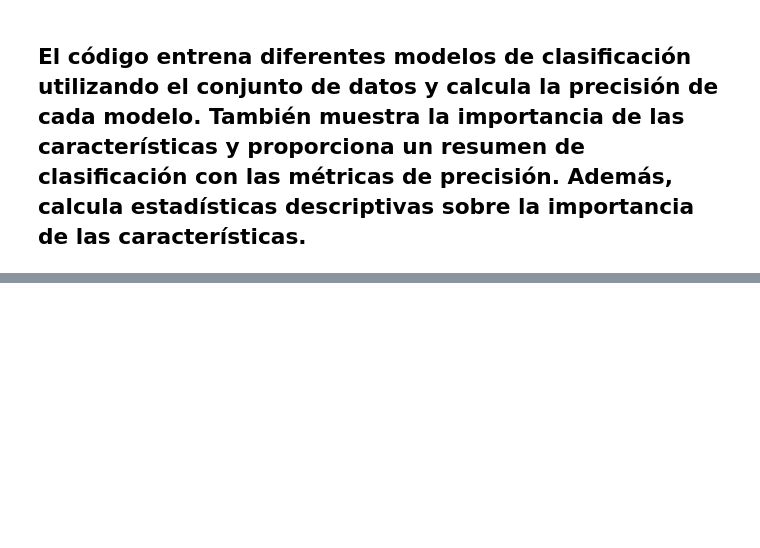
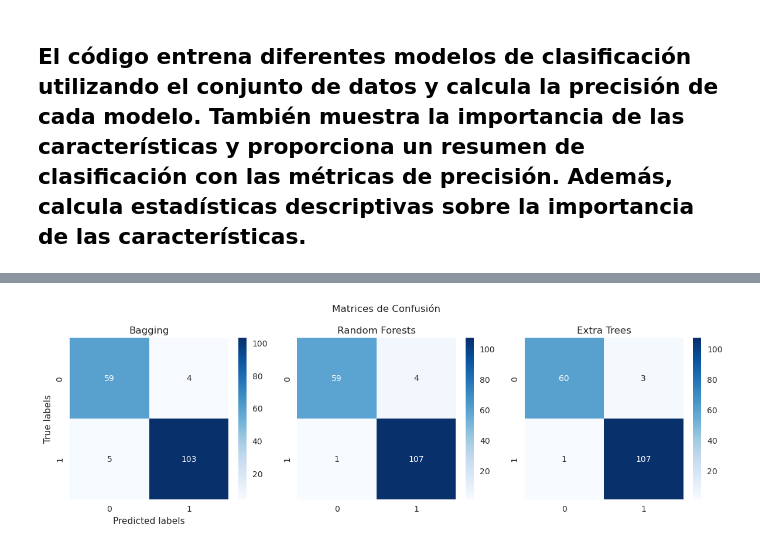
Before and after one commit to Alexandeeer1/COMUNICA-PROYECTO-FINAL, a Jupyter notebook: Code.ipynb, the cells around one changed output, grey strips where cells are left out. Saved outputs shown, nothing was run; the diff lists cells and outputs as text; code cells hidden in the pictures; blank space fills up the shorter version.

```diff
--- a/Code.ipynb
+++ b/Code.ipynb
@@ -127,0 +172,19 @@ print("Número de muestras de prueba:", num_test_samples)
+# %%
+confusion_bagging = confusion_matrix(y_test, y_pred_bagging)
+confusion_rf = confusion_matrix(y_test, y_pred_rf)
+confusion_et = confusion_matrix(y_test, y_pred_et)
+
+fig, axes = plt.subplots(nrows=1, ncols=3, figsize=(12, 4))
+sns.heatmap(confusion_bagging, annot=True, fmt='d', cmap='Blues', ax=axes[0])
+sns.heatmap(confusion_rf, annot=True, fmt='d', cmap='Blues', ax=axes[1])
+sns.heatmap(confusion_et, annot=True, fmt='d', cmap='Blues', ax=axes[2])
+axes[0].set_title("Bagging")
+axes[1].set_title("Random Forests")
+axes[2].set_title("Extra Trees")
+axes[0].set_xlabel('Predicted labels')
+axes[0].set_ylabel('True labels')
+plt.suptitle("Matrices de Confusión")
+plt.tight_layout()
+plt.show()
+# %% [output]
+[figure, added]
```
Also changed, not shown: parts of 8 cells of this notebook.
